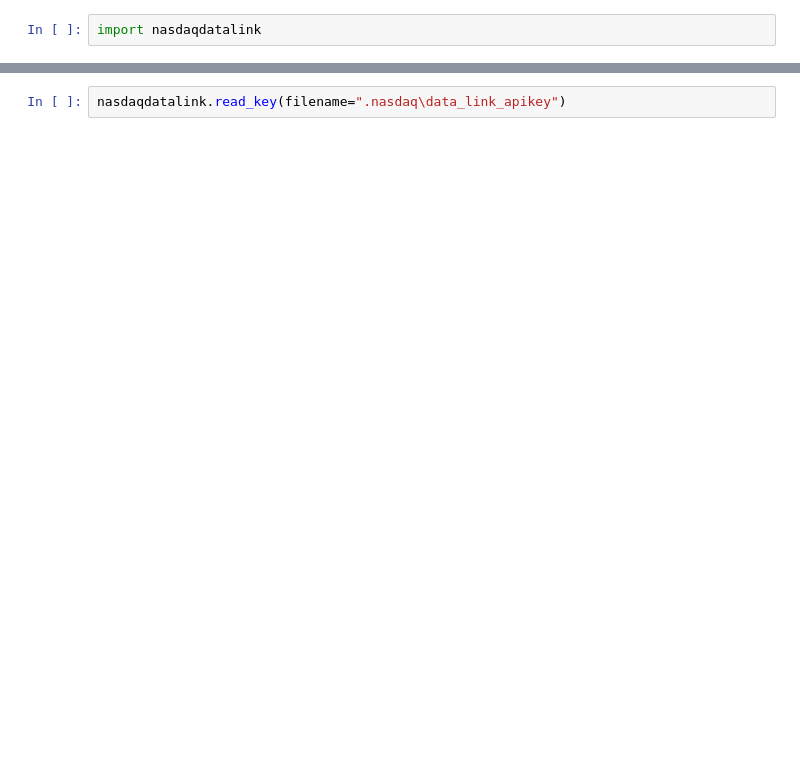
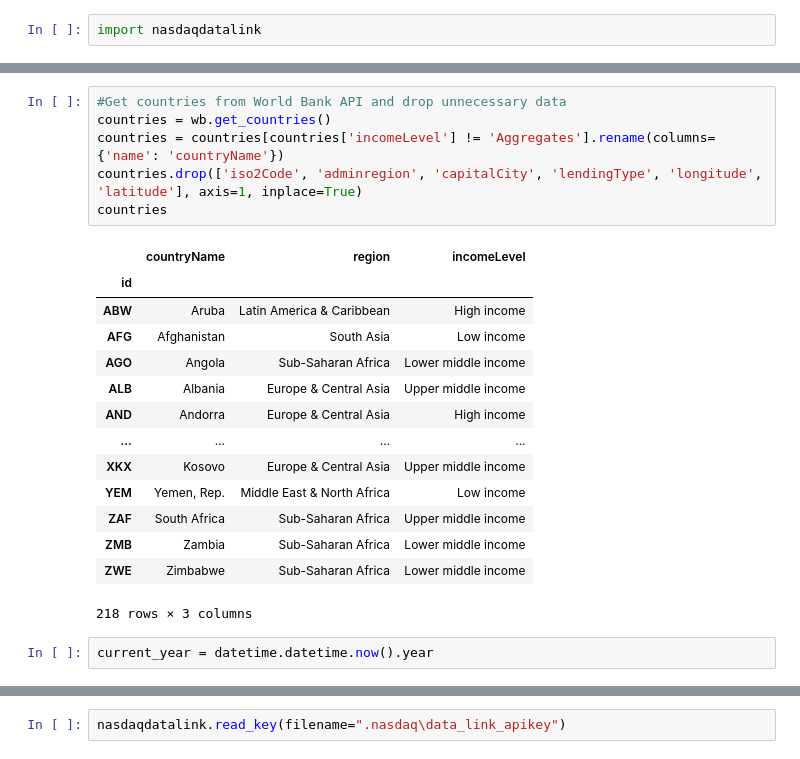
Before and after one commit to miTTimmiTTim/TIDS, a Jupyter notebook: ClassProject.ipynb, the cells around one changed output, grey strips where cells are left out. Saved outputs shown, nothing was run; the diff lists cells and outputs as text; blank space fills up the shorter version.

```diff
--- a/ClassProject.ipynb
+++ b/ClassProject.ipynb
@@ -26,0 +50,23 @@ import nasdaqdatalink
+# %%
+#Get countries from World Bank API and drop unnecessary data
+countries = wb.get_countries()
+countries = countries[countries['incomeLevel'] != 'Aggregates'].rename(columns={'name': 'countryName'})
+countries.drop(['iso2Code', 'adminregion', 'capitalCity', 'lendingType', 'longitude', 'latitude'], axis=1, inplace=True)
+countries
+# %% [output]
+|  | countryName | region | incomeLevel |
+| id |  |  |  |
+| ABW | Aruba | Latin America & Caribbean | High income |
+| AFG | Afghanistan | South Asia | Low income |
+| AGO | Angola | Sub-Saharan Africa | Lower middle income |
+| ALB | Albania | Europe & Central Asia | Upper middle income |
+| AND | Andorra | Europe & Central Asia | High income |
+| ... | ... | ... | ... |
+| XKX | Kosovo | Europe & Central Asia | Upper middle income |
+| YEM | Yemen, Rep. | Middle East & North Africa | Low income |
+| ZAF | South Africa | Sub-Saharan Africa | Upper middle income |
+| ZMB | Zambia | Sub-Saharan Africa | Lower middle income |
+| ZWE | Zimbabwe | Sub-Saharan Africa | Lower middle income |
+218 rows × 3 columns
+# %%
+current_year = datetime.datetime.now().year
```
Also changed, not shown: parts of 7 cells of this notebook, 1 other file.
